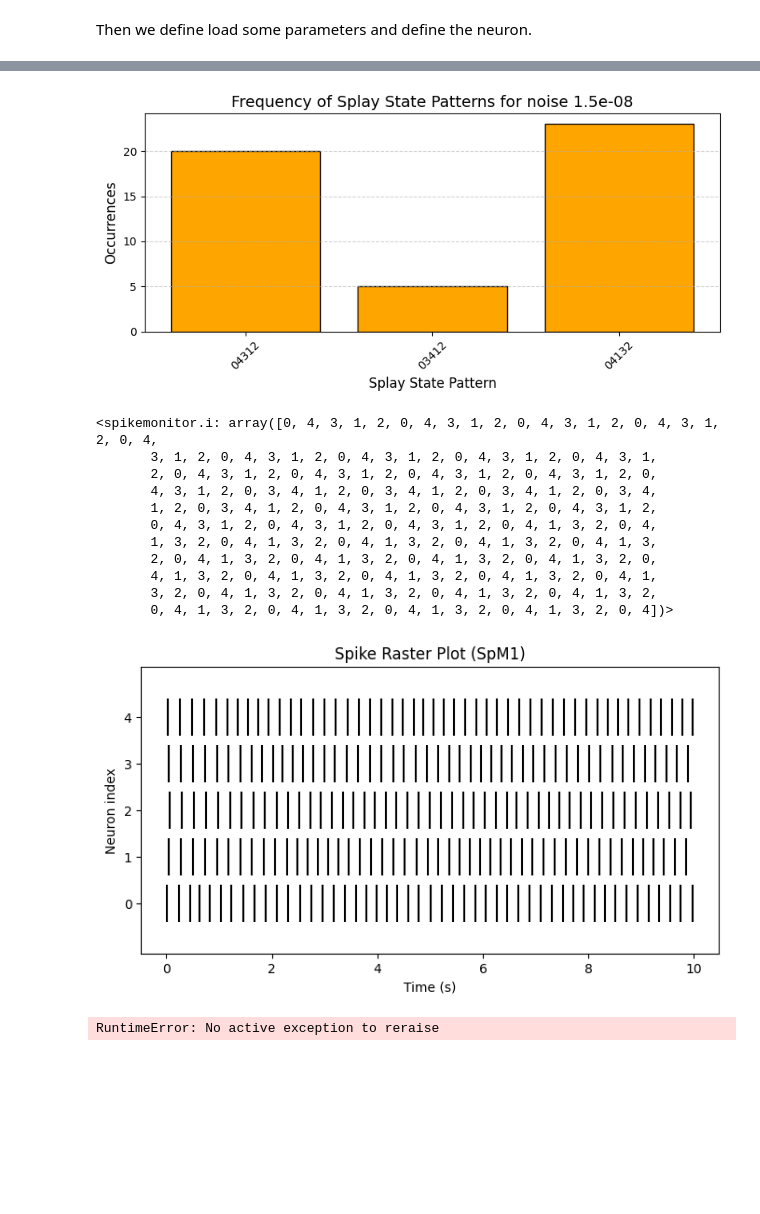
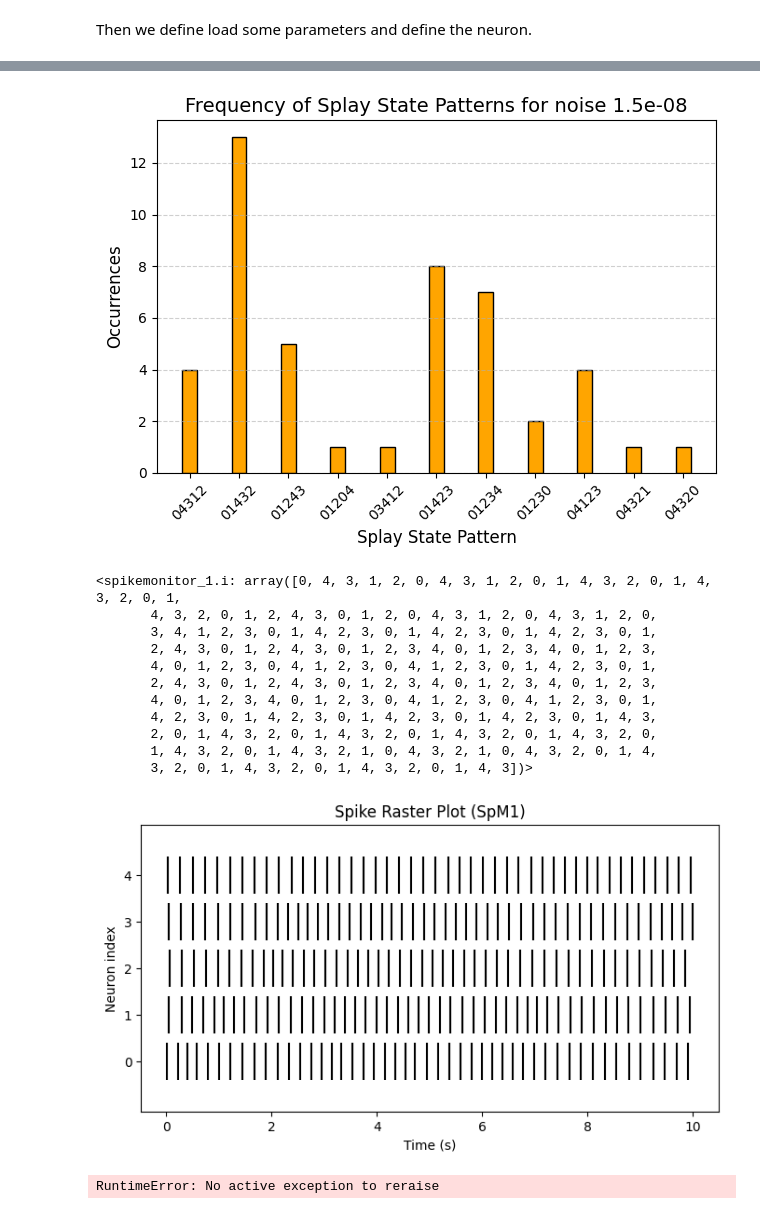
Before and after one commit to AtharvSuryawanshi/Desynchronizing-Neural-Circuits-using-gap-junctions, a Jupyter notebook: gap_network.ipynb, the cells around one changed output, grey strips where cells are left out. Cells and saved outputs as stored; diff of their text form; code cells hidden in the pictures; blank space fills up the shorter version.

```diff
--- a/gap_network.ipynb
+++ b/gap_network.ipynb
@@ -34,7 +34,7 @@ ggap_het = np.load('cfg/ggap_het.npy')*nS
 # ## case1: weak SNL
 # used for figure 3B
 N = 5
-g_gap = ggap_hom
+g_gap = ggap_het
 # g_gap = .15*nS
 dur = 10*second
 solver = 'heun'#'rk4'
@@ -149,42 +169,42 @@ Pattern 04132 occurred 23 times at times [5.218 5.43  5.64  5.856 6.056 6.26  6.
 # %%
 # Assuming you've already run:
 # patterns = extract_splay_sequences(SpM1.i, SpM1.t, N=5)
 
 # Extract data for plotting
 pattern_names = list(patterns.keys())
 occurrences = [len(times) for times in patterns.values()]
 
 # # Sort by most frequent pattern (optional, for clarity)
 # sorted_idx = np.argsort(occurrences)[::-1]
 # pattern_names = [pattern_names[i] for i in sorted_idx]
 # occurrences = [occurrences[i] for i in sorted_idx]
 
 # Plot
-plt.figure(figsize=(8, 4))
-plt.bar(pattern_names, occurrences, color='orange', edgecolor='black')
+plt.figure()
+plt.bar(pattern_names, occurrences, color='orange', edgecolor='black', width=0.3)
 plt.xlabel('Splay State Pattern', fontsize=12)
 plt.ylabel('Occurrences', fontsize=12)
 plt.title(f'Frequency of Splay State Patterns for noise {noise_stdev}', fontsize=14)
 plt.xticks(rotation=45, ha='center')
 plt.grid(axis='y', linestyle='--', alpha=0.6)
 plt.tight_layout()
 plt.show()
 # %% [output]
-[figure, old version]
+[figure, new version]
 # %%
 SpM1.i
 # %% [output]
-<spikemonitor.i: array([0, 4, 3, 1, 2, 0, 4, 3, 1, 2, 0, 4, 3, 1, 2, 0, 4, 3, 1, 2, 0, 4,
-       3, 1, 2, 0, 4, 3, 1, 2, 0, 4, 3, 1, 2, 0, 4, 3, 1, 2, 0, 4, 3, 1,
-       2, 0, 4, 3, 1, 2, 0, 4, 3, 1, 2, 0, 4, 3, 1, 2, 0, 4, 3, 1, 2, 0,
-       4, 3, 1, 2, 0, 3, 4, 1, 2, 0, 3, 4, 1, 2, 0, 3, 4, 1, 2, 0, 3, 4,
-       1, 2, 0, 3, 4, 1, 2, 0, 4, 3, 1, 2, 0, 4, 3, 1, 2, 0, 4, 3, 1, 2,
-       0, 4, 3, 1, 2, 0, 4, 3, 1, 2, 0, 4, 3, 1, 2, 0, 4, 1, 3, 2, 0, 4,
-       1, 3, 2, 0, 4, 1, 3, 2, 0, 4, 1, 3, 2, 0, 4, 1, 3, 2, 0, 4, 1, 3,
-       2, 0, 4, 1, 3, 2, 0, 4, 1, 3, 2, 0, 4, 1, 3, 2, 0, 4, 1, 3, 2, 0,
-       4, 1, 3, 2, 0, 4, 1, 3, 2, 0, 4, 1, 3, 2, 0, 4, 1, 3, 2, 0, 4, 1,
-       3, 2, 0, 4, 1, 3, 2, 0, 4, 1, 3, 2, 0, 4, 1, 3, 2, 0, 4, 1, 3, 2,
-       0, 4, 1, 3, 2, 0, 4, 1, 3, 2, 0, 4, 1, 3, 2, 0, 4, 1, 3, 2, 0, 4])>
+<spikemonitor_1.i: array([0, 4, 3, 1, 2, 0, 4, 3, 1, 2, 0, 1, 4, 3, 2, 0, 1, 4, 3, 2, 0, 1,
+       4, 3, 2, 0, 1, 2, 4, 3, 0, 1, 2, 0, 4, 3, 1, 2, 0, 4, 3, 1, 2, 0,
+       3, 4, 1, 2, 3, 0, 1, 4, 2, 3, 0, 1, 4, 2, 3, 0, 1, 4, 2, 3, 0, 1,
+       2, 4, 3, 0, 1, 2, 4, 3, 0, 1, 2, 3, 4, 0, 1, 2, 3, 4, 0, 1, 2, 3,
+       4, 0, 1, 2, 3, 0, 4, 1, 2, 3, 0, 4, 1, 2, 3, 0, 1, 4, 2, 3, 0, 1,
+       2, 4, 3, 0, 1, 2, 4, 3, 0, 1, 2, 3, 4, 0, 1, 2, 3, 4, 0, 1, 2, 3,
+       4, 0, 1, 2, 3, 4, 0, 1, 2, 3, 0, 4, 1, 2, 3, 0, 4, 1, 2, 3, 0, 1,
+       4, 2, 3, 0, 1, 4, 2, 3, 0, 1, 4, 2, 3, 0, 1, 4, 2, 3, 0, 1, 4, 3,
+       2, 0, 1, 4, 3, 2, 0, 1, 4, 3, 2, 0, 1, 4, 3, 2, 0, 1, 4, 3, 2, 0,
+       1, 4, 3, 2, 0, 1, 4, 3, 2, 1, 0, 4, 3, 2, 1, 0, 4, 3, 2, 0, 1, 4,
+       3, 2, 0, 1, 4, 3, 2, 0, 1, 4, 3, 2, 0, 1, 4, 3])>
 # %%
 # Extract spike times and indices
 spike_times = SpM1.t / second   # convert to float seconds
@@ -206,7 +226,7 @@ plt.title("Spike Raster Plot (SpM1)")
 plt.yticks(range(n_neurons))
 plt.show()
 # %% [output]
-[figure, old version]
+[figure, new version]
 # %%
 raise
 # %% [output]
```
Also changed, not shown: parts of 5 cells of this notebook, 1 other file.
